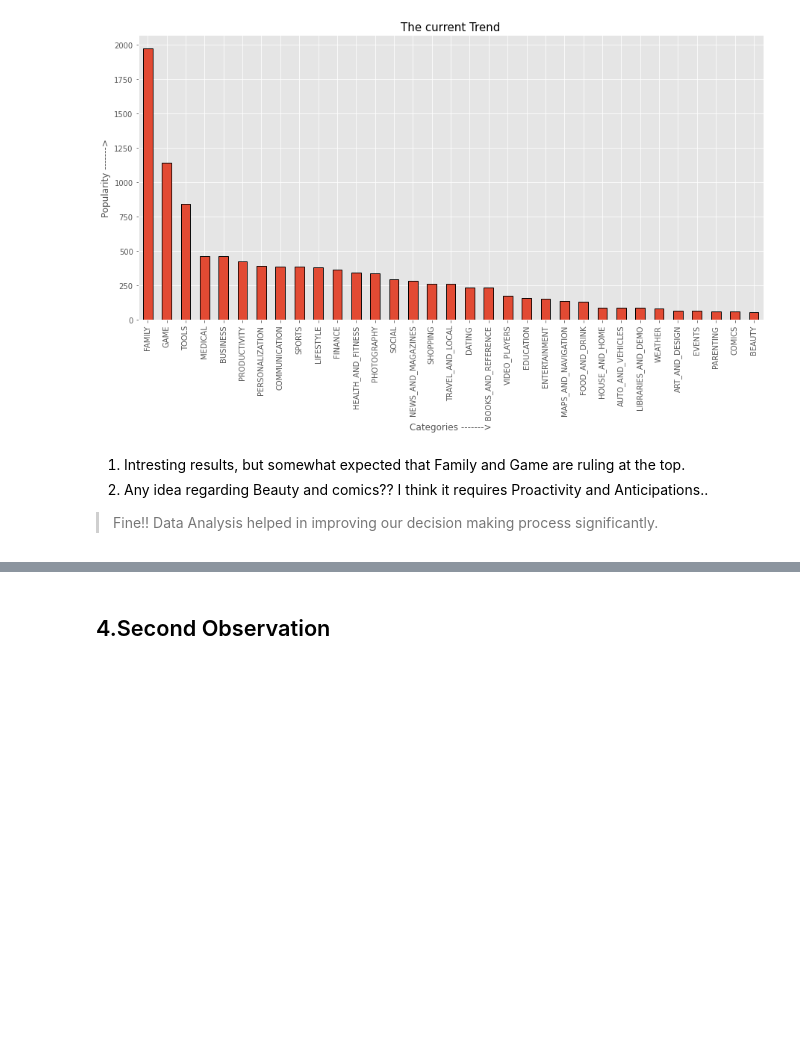
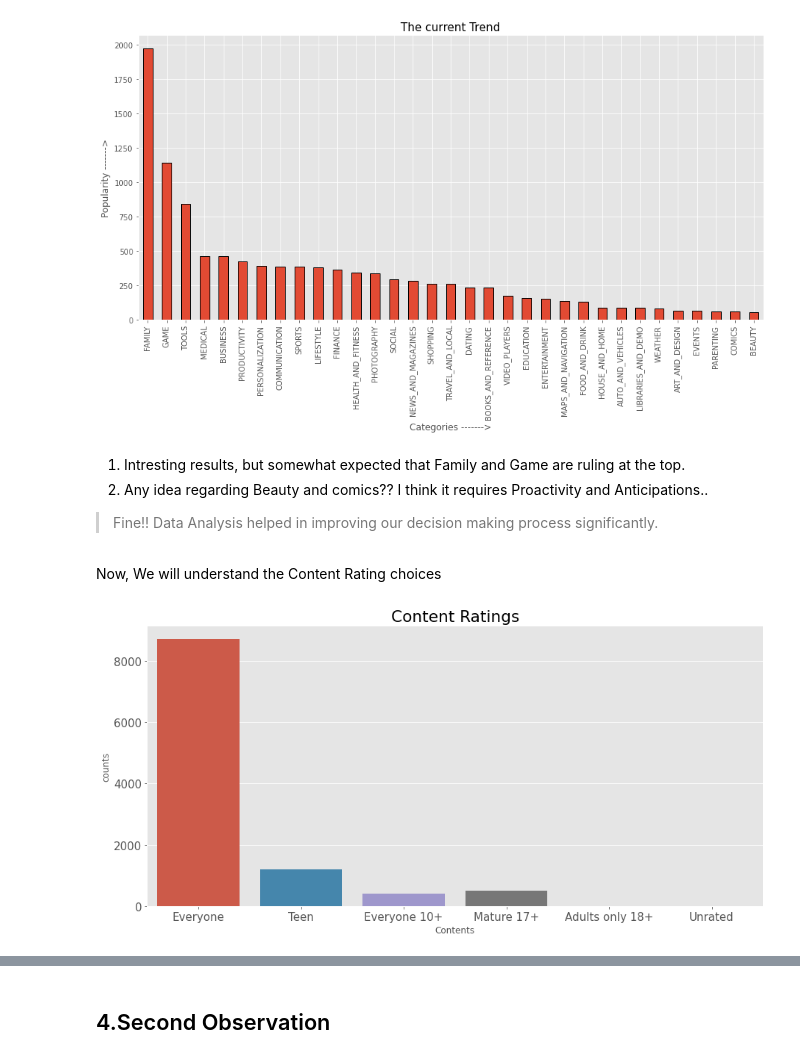
Before and after one commit to DipanshuKumar449/EDA-PlayStore-App-Review, a Jupyter notebook: Play_Store_App_Review_Analysis_Capstone_Project.ipynb, the cells around one changed output, grey strips where cells are left out. Cells and saved outputs as stored; diff of their text form; code cells hidden in the pictures; blank space fills up the shorter version.

```diff
--- a/Play_Store_App_Review_Analysis_Capstone_Project.ipynb
+++ b/Play_Store_App_Review_Analysis_Capstone_Project.ipynb
@@ -222,3 +222,19 @@ plt.show()
 2.   Any idea regarding Beauty and comics?? I think it requires Proactivity and Anticipations..
 
 > Fine!! Data Analysis helped in improving our decision making process significantly.
+# %% [markdown]
+Now, We will understand the Content Rating choices
+# %%
+#using sns.countplot
+
+plt.style.use('ggplot')
+plt.rcParams['figure.figsize']=(15,7)
+plt.rcParams['font.size']=(15)
+
+sns.countplot('Content Rating',data=df_apps)
+plt.title('Content Choice')
+plt.xlabel('Contents',fontsize=12)
+plt.ylabel('counts',fontsize=12)
+plt.show()
+# %% [output]
+[figure, added]
```
Also changed, not shown: parts of 21 cells of this notebook.
